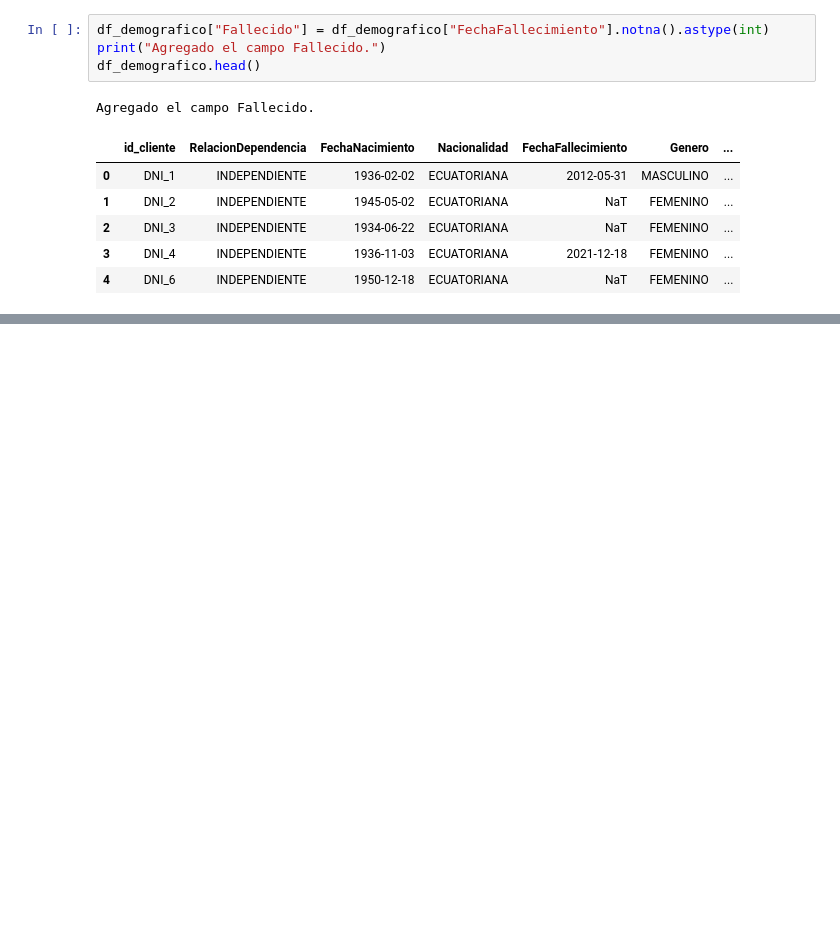
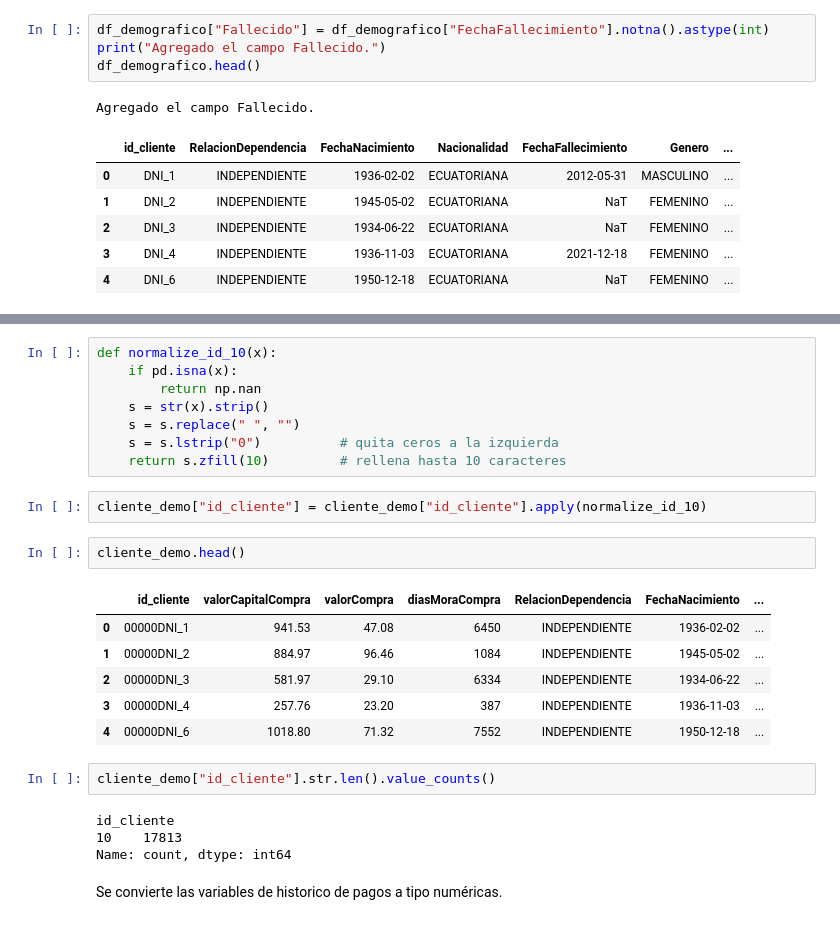
Before and after one commit to juandtap/pruebatecnica, a Jupyter notebook: PruebaTecnica_Tapia_Diego.ipynb, the cells around one changed output, grey strips where cells are left out. Cells and saved outputs as stored; diff of their text form; blank space fills up the shorter version.

```diff
--- a/PruebaTecnica_Tapia_Diego.ipynb
+++ b/PruebaTecnica_Tapia_Diego.ipynb
@@ -331,0 +492,27 @@ Agregado el campo Fallecido.
+# %%
+def normalize_id_10(x):
+    if pd.isna(x):
+        return np.nan
+    s = str(x).strip()
+    s = s.replace(" ", "")
+    s = s.lstrip("0")          # quita ceros a la izquierda
+    return s.zfill(10)         # rellena hasta 10 caracteres
+# %%
+cliente_demo["id_cliente"] = cliente_demo["id_cliente"].apply(normalize_id_10)
+# %%
+cliente_demo.head()
+# %% [output]
+|  | id_cliente | valorCapitalCompra | valorCompra | diasMoraCompra | RelacionDependencia | FechaNacimiento | ... |
+| 0 | 00000DNI_1 | 941.53 | 47.08 | 6450 | INDEPENDIENTE | 1936-02-02 | ... |
+| 1 | 00000DNI_2 | 884.97 | 96.46 | 1084 | INDEPENDIENTE | 1945-05-02 | ... |
+| 2 | 00000DNI_3 | 581.97 | 29.10 | 6334 | INDEPENDIENTE | 1934-06-22 | ... |
+| 3 | 00000DNI_4 | 257.76 | 23.20 | 387 | INDEPENDIENTE | 1936-11-03 | ... |
+| 4 | 00000DNI_6 | 1018.80 | 71.32 | 7552 | INDEPENDIENTE | 1950-12-18 | ... |
+# %%
+cliente_demo["id_cliente"].str.len().value_counts()
+# %% [output]
+id_cliente
+10    17813
+Name: count, dtype: int64
+# %% [markdown]
+Se convierte las variables de historico de pagos a tipo numéricas.
```
Also changed, not shown: parts of 47 cells of this notebook.
